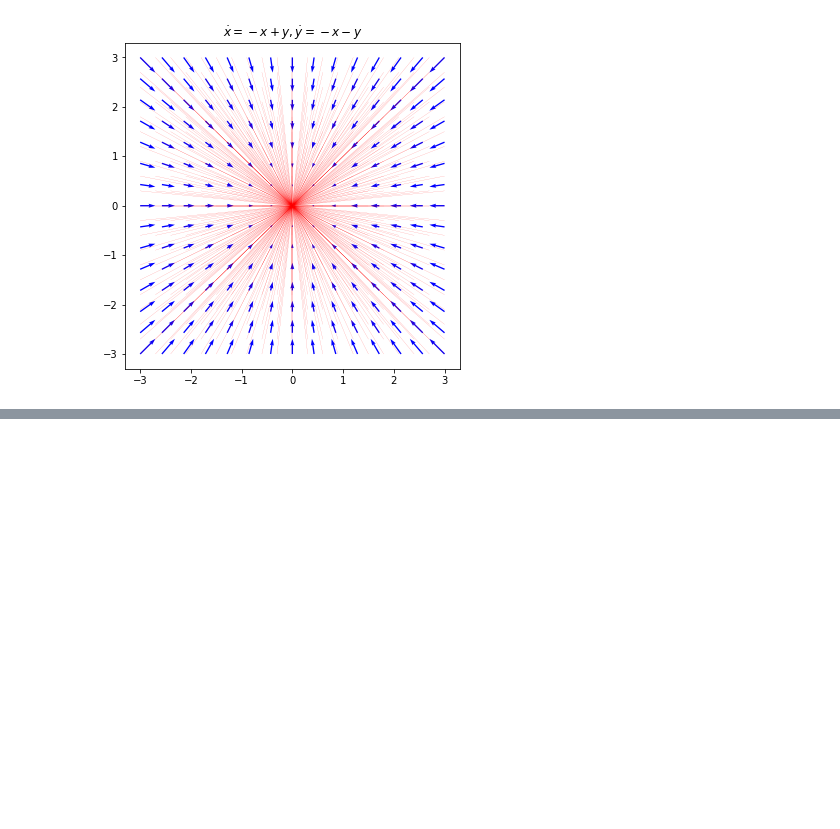
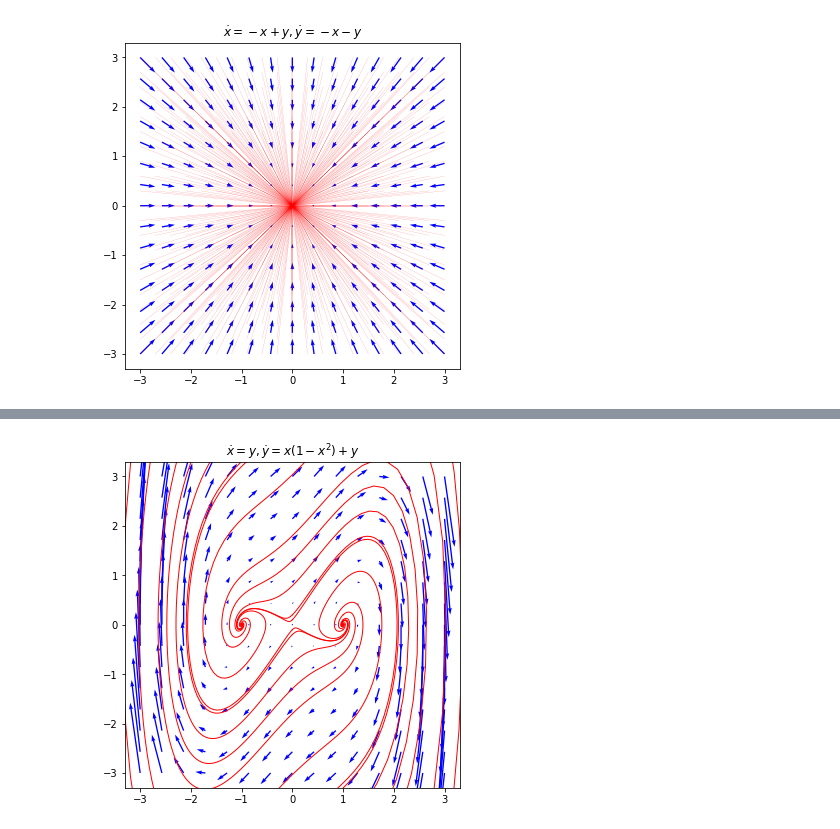
Before and after one commit to koulakis/dynamical-systems, a Jupyter notebook: 03_planar_systems.ipynb, the cells around one changed output, grey strips where cells are left out. Drawn from its saved outputs; the diff is of its cells as text; code cells hidden in the pictures; blank space fills up the shorter version.

```diff
--- a/03_planar_systems.ipynb
+++ b/03_planar_systems.ipynb
@@ -146,0 +242,71 @@ plot_phase_portrait(dx_dt, ts, title=title, ic_x=ic_x, ic_y=ic_y, linewidth=0.1)
+# %%
+def dx_dt(x, t):
+    return [x[1], x[0] * (1 - x[0]**2) + x[1]]
+title = '$\dot{x} = y, \dot{y} = x(1 - x^2) + y$'
+# %%
+N = 3
+xlim = (-N, N)
+ylim = (-N, N)
+
+ic_1 = [
+    [-1, 0.1],
+    [-1, -0.1],
+    [-1, 0.2],
+    [-1, -0.2]
+]
+
+ic_2 = [
+    [0, 0.1],
+    [0, -0.1],
+    [0, 0.2],
+    [0, -0.2]
+]
+
+ic_3 = [
+    [1, 0.1],
+    [1, -0.1],
+    [1, 0.2],
+    [1, -0.2]
+]
+
+plt.figure(figsize=(6, 6))
+for r, s in ic_1:
+    x0 = [r, s]
+    xs = odeint(dx_dt, x0, np.linspace(0, 7, 100))
+    plt.plot(xs[:, 0], xs[:, 1], 'r-', linewidth=1)
+
+    xs = odeint(dx_dt, x0, np.linspace(0, -8, 100))
+    plt.plot(xs[:, 0], xs[:, 1], 'r-', linewidth=1)
+
+for r, s in ic_2:
+    x0 = [r, s]
+    xs = odeint(dx_dt, x0, np.linspace(0, 4, 100))
+    plt.plot(xs[:, 0], xs[:, 1], 'r-', linewidth=1)
+
+    xs = odeint(dx_dt, x0, np.linspace(0, -10, 100))
+    plt.plot(xs[:, 0], xs[:, 1], 'r-', linewidth=1)
+
+for r, s in ic_3:
+    x0 = [r, s]
+    xs = odeint(dx_dt, x0, np.linspace(0, 8, 1000))
+    plt.plot(xs[:, 0], xs[:, 1], 'r-', linewidth=1)
+
+    xs = odeint(dx_dt, x0, np.linspace(0, -10, 100))
+    plt.plot(xs[:, 0], xs[:, 1], 'r-', linewidth=1)
+
+
+X, Y = np.mgrid[xlim[0]:xlim[1]:15j, ylim[0]:ylim[1]:15j]
+u, v = dx_dt([X, Y], None)
+plt.quiver(
+    X, Y, u, v,
+    color='b',
+    scale=100
+)
+
+plt.title(title)
+plt.xlim(np.array(xlim) * 1.1)
+plt.ylim(np.array(ylim) * 1.1)
+
+plt.show()
+# %% [output]
+[figure, added]
```
Also changed, not shown: parts of 12 cells of this notebook.
